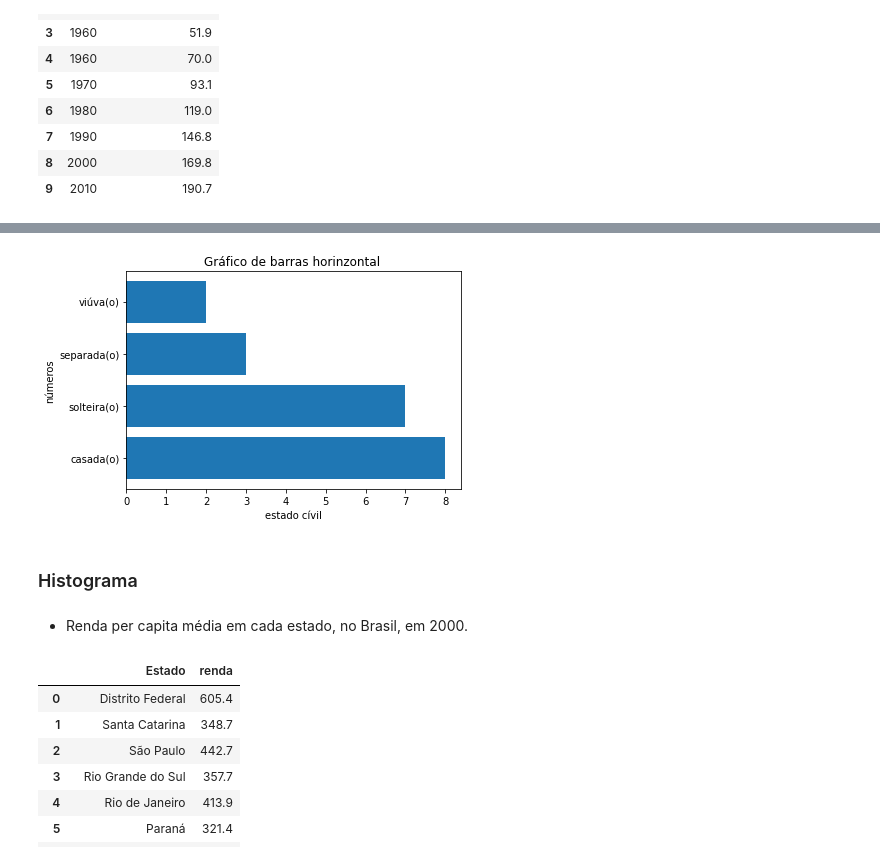
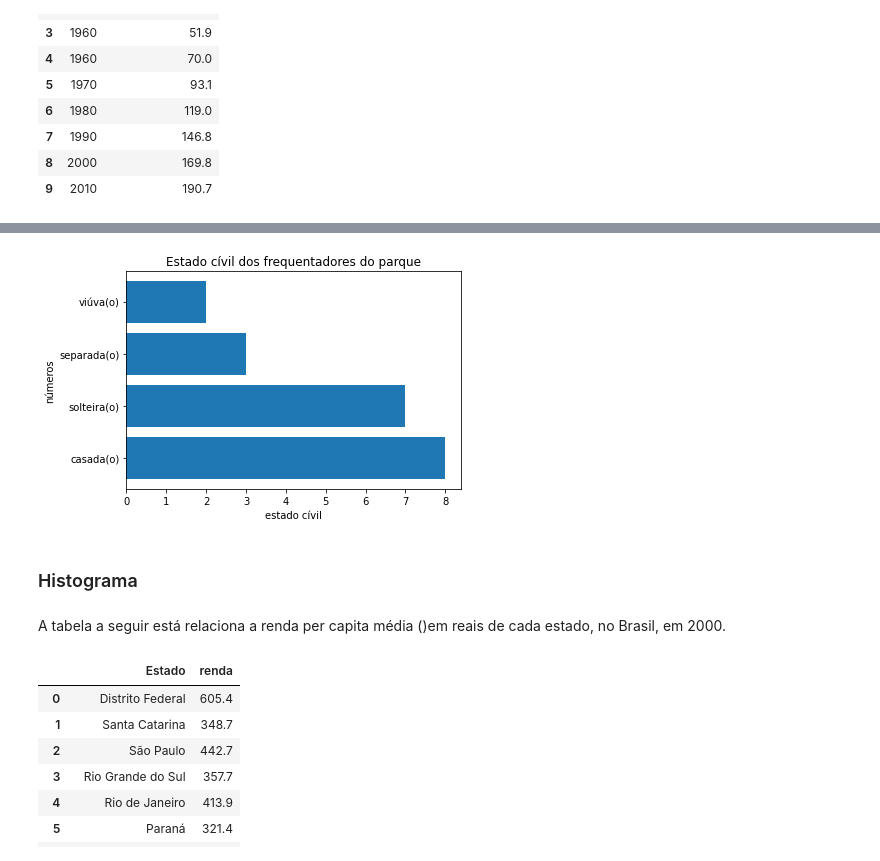
Before and after one commit to jesusossian/statistic_fund, a Jupyter notebook: notebook/estatistica02_descritiva.ipynb, the cells around one changed output, grey strips where cells are left out. Cells and saved outputs as stored; diff of their text form; code cells hidden in the pictures.

```diff
--- a/notebook/estatistica02_descritiva.ipynb
+++ b/notebook/estatistica02_descritiva.ipynb
@@ -165,21 +189,21 @@ plt.show()
 # %%
 fig, ax = plt.subplots(figsize=(6,4))
 
-ax.set_title('Gráfico de barras horinzontal ')
+ax.set_title('Estado cívil dos frequentadores do parque')
 ax.set_xlabel('estado cívil')
 ax.set_ylabel('números')
 
 plt.barh(x,y)
 
-fig.savefig('images/grafico2_barras_horizontal.jpg')
+#fig.savefig('images/grafico2_barras_horizontal.jpg')
 
 plt.show()
 # %% [output]
-[figure, old version]
+[figure, new version]
 # %% [markdown]
 ### Histograma
 # %% [markdown]
-- Renda per capita média em cada estado, no Brasil, em 2000.
+A tabela a seguir está relaciona a renda per capita média ()em reais de cada estado, no Brasil, em 2000.
 # %%
 # lendo os dados
 df = pd.read_csv("../data/descritiva/renda_per_capita_br_2002.csv",sep=';')
```
Also changed, not shown: parts of 32 cells of this notebook, 2 other files.
